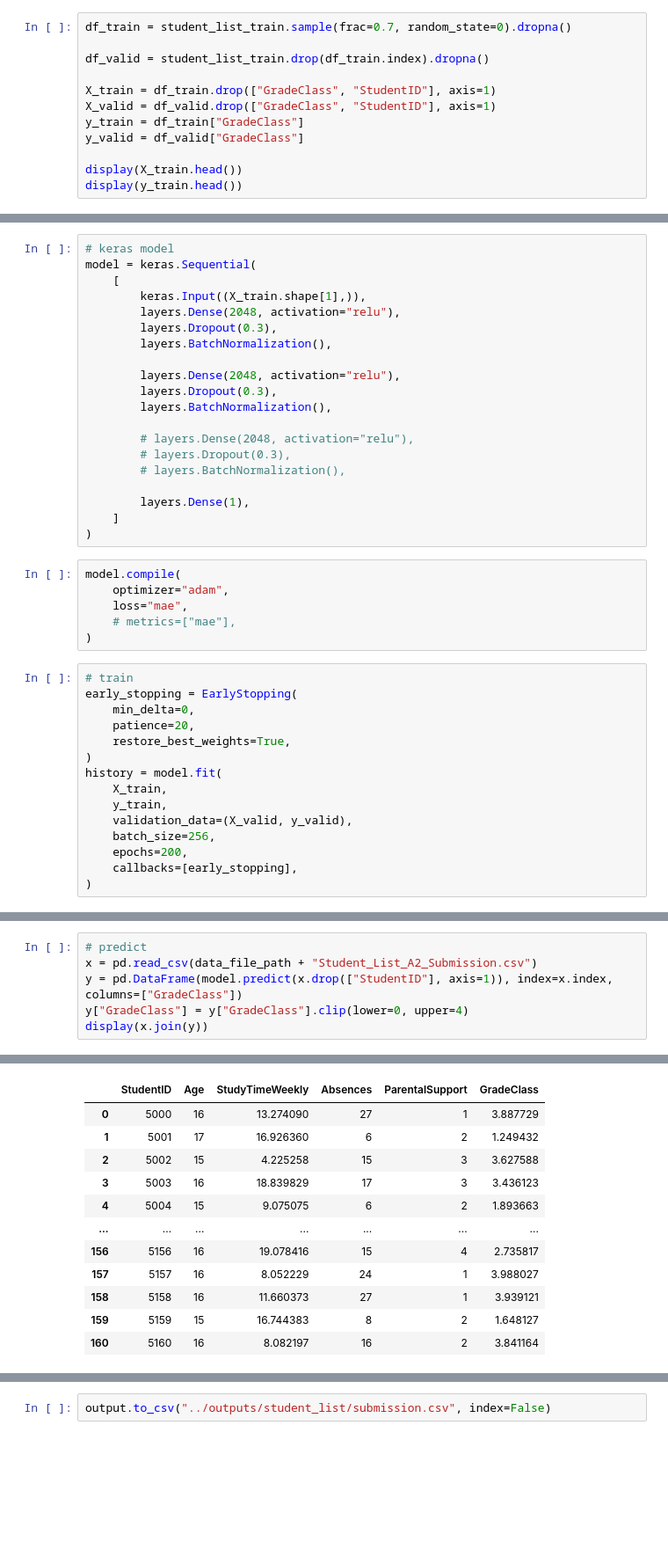
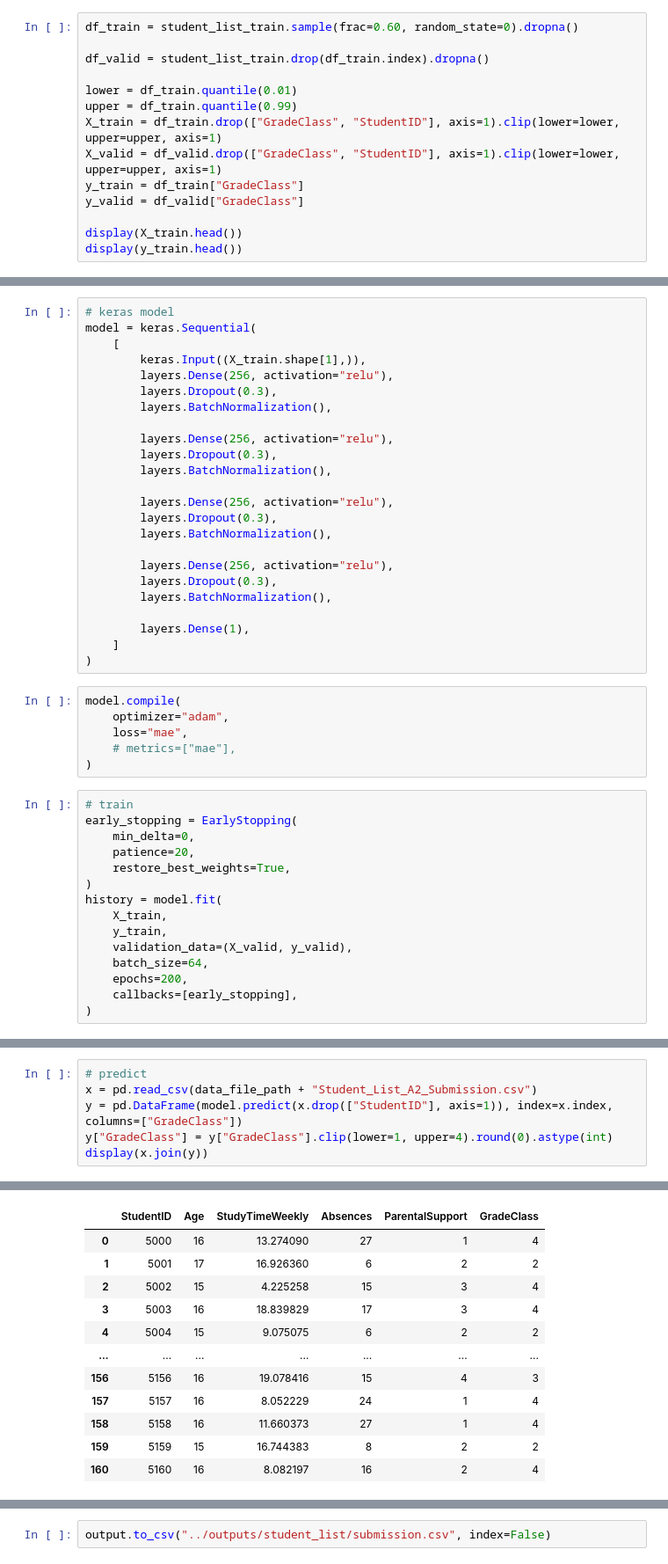
Before and after one commit to minip8/Kaggle-Learning, a Jupyter notebook: notebooks/student_list.ipynb, the cells around one changed output, grey strips where cells are left out. Shown at 88% size. Saved outputs shown, nothing was run; the diff lists cells and outputs as text; blank space fills up the shorter version.

```diff
--- a/notebooks/student_list.ipynb
+++ b/notebooks/student_list.ipynb
@@ -58,12 +58,14 @@ student_list_train.head()
 | 3 | 1005 | 17 | 4.672495 | 17 | 3 | 4 |
 | 4 | 1006 | 18 | 8.191219 | 0 | 1 | 1 |
 # %%
-df_train = student_list_train.sample(frac=0.7, random_state=0).dropna()
+df_train = student_list_train.sample(frac=0.60, random_state=0).dropna()
 
 df_valid = student_list_train.drop(df_train.index).dropna()
 
-X_train = df_train.drop(["GradeClass", "StudentID"], axis=1)
-X_valid = df_valid.drop(["GradeClass", "StudentID"], axis=1)
+lower = df_train.quantile(0.01)
+upper = df_train.quantile(0.99)
+X_train = df_train.drop(["GradeClass", "StudentID"], axis=1).clip(lower=lower, upper=upper, axis=1)
+X_valid = df_valid.drop(["GradeClass", "StudentID"], axis=1).clip(lower=lower, upper=upper, axis=1)
 y_train = df_train["GradeClass"]
 y_valid = df_valid["GradeClass"]
 
@@ -92,17 +94,21 @@ X_train[X_train.isna().any(axis=1)]
 model = keras.Sequential(
     [
         keras.Input((X_train.shape[1],)),
-        layers.Dense(2048, activation="relu"),
+        layers.Dense(256, activation="relu"),
         layers.Dropout(0.3),
         layers.BatchNormalization(),
 
-        layers.Dense(2048, activation="relu"),
+        layers.Dense(256, activation="relu"),
         layers.Dropout(0.3),
         layers.BatchNormalization(),
 
-        # layers.Dense(2048, activation="relu"),
-        # layers.Dropout(0.3),
-        # layers.BatchNormalization(),
+        layers.Dense(256, activation="relu"),
+        layers.Dropout(0.3),
+        layers.BatchNormalization(),
+
+        layers.Dense(256, activation="relu"),
+        layers.Dropout(0.3),
+        layers.BatchNormalization(),
 
         layers.Dense(1),
     ]
@@ -124,7 +130,7 @@ history = model.fit(
     X_train,
     y_train,
     validation_data=(X_valid, y_valid),
-    batch_size=256,
+    batch_size=64,
     epochs=200,
     callbacks=[early_stopping],
 )
@@ -156,6 +162,6 @@ history[10:].plot()
 # predict
 x = pd.read_csv(data_file_path + "Student_List_A2_Submission.csv")
 y = pd.DataFrame(model.predict(x.drop(["StudentID"], axis=1)), index=x.index, columns=["GradeClass"])
-y["GradeClass"] = y["GradeClass"].clip(lower=0, upper=4)
+y["GradeClass"] = y["GradeClass"].clip(lower=1, upper=4).round(0).astype(int)
 display(x.join(y))
 # %% [output]
@@ -163,15 +169,15 @@ display(x.join(y))
 |  | StudentID | Age | StudyTimeWeekly | Absences | ParentalSupport | GradeClass |
-| 0 | 5000 | 16 | 13.274090 | 27 | 1 | 3.887729 |
-| 1 | 5001 | 17 | 16.926360 | 6 | 2 | 1.249432 |
-| 2 | 5002 | 15 | 4.225258 | 15 | 3 | 3.627588 |
-| 3 | 5003 | 16 | 18.839829 | 17 | 3 | 3.436123 |
-| 4 | 5004 | 15 | 9.075075 | 6 | 2 | 1.893663 |
+| 0 | 5000 | 16 | 13.274090 | 27 | 1 | 4 |
+| 1 | 5001 | 17 | 16.926360 | 6 | 2 | 2 |
+| 2 | 5002 | 15 | 4.225258 | 15 | 3 | 4 |
+| 3 | 5003 | 16 | 18.839829 | 17 | 3 | 4 |
+| 4 | 5004 | 15 | 9.075075 | 6 | 2 | 2 |
 | ... | ... | ... | ... | ... | ... | ... |
-| 156 | 5156 | 16 | 19.078416 | 15 | 4 | 2.735817 |
-| 157 | 5157 | 16 | 8.052229 | 24 | 1 | 3.988027 |
-| 158 | 5158 | 16 | 11.660373 | 27 | 1 | 3.939121 |
-| 159 | 5159 | 15 | 16.744383 | 8 | 2 | 1.648127 |
-| 160 | 5160 | 16 | 8.082197 | 16 | 2 | 3.841164 |
+| 156 | 5156 | 16 | 19.078416 | 15 | 4 | 3 |
+| 157 | 5157 | 16 | 8.052229 | 24 | 1 | 4 |
+| 158 | 5158 | 16 | 11.660373 | 27 | 1 | 4 |
+| 159 | 5159 | 15 | 16.744383 | 8 | 2 | 2 |
+| 160 | 5160 | 16 | 8.082197 | 16 | 2 | 4 |
 161 rows × 6 columns
 # %%
 output = pd.DataFrame(
```
Also changed, not shown: parts of 5 cells of this notebook, 1 other file.
